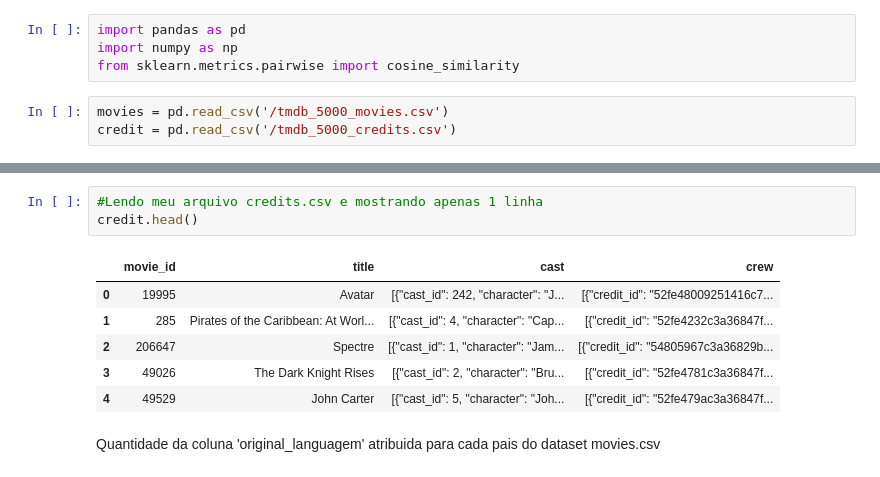
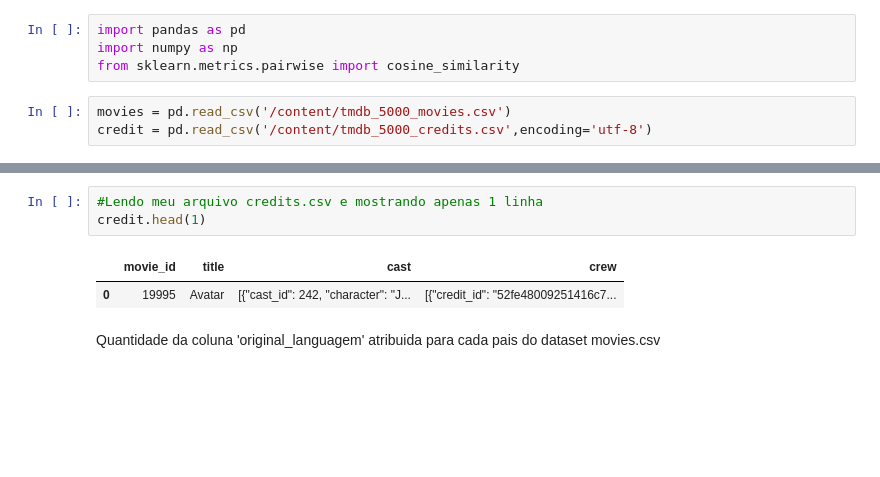
Before and after one commit to victor048/Movie-Recommender, a Jupyter notebook: Movie_Recommender.ipynb, the cells around one changed output, grey strips where cells are left out. Saved outputs shown, nothing was run; the diff lists cells and outputs as text; blank space fills up the shorter version.

```diff
--- a/Movie_Recommender.ipynb
+++ b/Movie_Recommender.ipynb
@@ -7,8 +7,8 @@ import pandas as pd
 import numpy as np
 from sklearn.metrics.pairwise import cosine_similarity
 # %%
-movies = pd.read_csv('/tmdb_5000_movies.csv')
-credit = pd.read_csv('/tmdb_5000_credits.csv')
+movies = pd.read_csv('/content/tmdb_5000_movies.csv')
+credit = pd.read_csv('/content/tmdb_5000_credits.csv',encoding='utf-8')
 # %%
 #Lendo meu arquivo movies.csv e mostrando apenas 1 linha
 movies.head(1)
@@ -17,14 +17,10 @@ movies.head(1)
 | 0 | 237000000 | [{"id": 28, "name": "Action"}, {"... | http://www.avatarmovie.com/ | 19995 | [{"id": 1463, "name": "culture cl... | en | Avatar | In the 22nd century, a paraplegic... | ... |
 # %%
 #Lendo meu arquivo credits.csv e mostrando apenas 1 linha
-credit.head()
+credit.head(1)
 # %% [output]
 |  | movie_id | title | cast | crew |
 | 0 | 19995 | Avatar | [{"cast_id": 242, "character": "J... | [{"credit_id": "52fe48009251416c7... |
-| 1 | 285 | Pirates of the Caribbean: At Worl... | [{"cast_id": 4, "character": "Cap... | [{"credit_id": "52fe4232c3a36847f... |
-| 2 | 206647 | Spectre | [{"cast_id": 1, "character": "Jam... | [{"credit_id": "54805967c3a36829b... |
-| 3 | 49026 | The Dark Knight Rises | [{"cast_id": 2, "character": "Bru... | [{"credit_id": "52fe4781c3a36847f... |
-| 4 | 49529 | John Carter | [{"cast_id": 5, "character": "Joh... | [{"credit_id": "52fe479ac3a36847f... |
 # %% [markdown]
 Quantidade da coluna 'original_languagem' atribuida para cada pais do dataset movies.csv
 # %%
```
